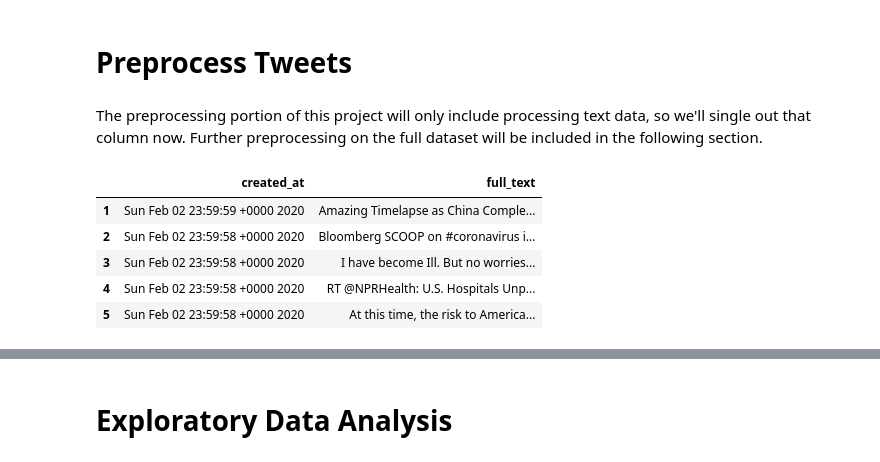
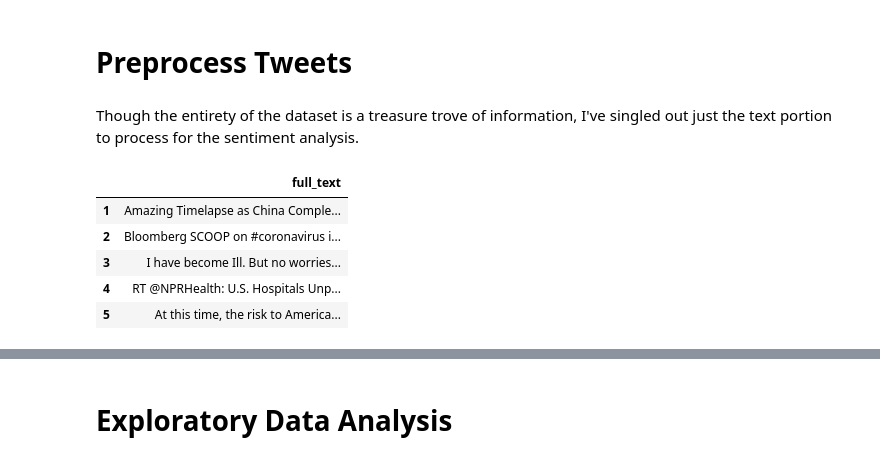
Before and after one commit to akelly66/COVID-Tweet-Sentiment, a Jupyter notebook: text-processing/COVID-tweet-NLP.ipynb, the cells around one changed output, grey strips where cells are left out. Cells and saved outputs as stored; diff of their text form; code cells hidden in the pictures.

```diff
--- a/text-processing/COVID-tweet-NLP.ipynb
+++ b/text-processing/COVID-tweet-NLP.ipynb
@@ -118,18 +118,18 @@ df = pd.DataFrame.join(df, expanded_df)
 df['full_text'].fillna(df['text'],inplace=True)
 # %% [markdown]
 # Preprocess Tweets
-# %% [markdown]
-The preprocessing portion of this project will only include processing text data, so we'll single out that column now. Further preprocessing on the full dataset will be included in the following section.
+# %% [markdown]
+Though the entirety of the dataset is a treasure trove of information, I've singled out just the text portion to process for the sentiment analysis.
 # %%
-tweet_df = df.loc[:,['created_at','full_text']]
+tweet_df = df.loc[:,['full_text']]
 tweet_df.head()
 # %% [output]
-|  | created_at | full_text |
-| 1 | Sun Feb 02 23:59:59 +0000 2020 | Amazing Timelapse as China Comple... |
-| 2 | Sun Feb 02 23:59:58 +0000 2020 | Bloomberg SCOOP on #coronavirus i... |
-| 3 | Sun Feb 02 23:59:58 +0000 2020 | I have become Ill. But no worries... |
-| 4 | Sun Feb 02 23:59:58 +0000 2020 | RT @NPRHealth: U.S. Hospitals Unp... |
-| 5 | Sun Feb 02 23:59:58 +0000 2020 | At this time, the risk to America... |
+|  | full_text |
+| 1 | Amazing Timelapse as China Comple... |
+| 2 | Bloomberg SCOOP on #coronavirus i... |
+| 3 | I have become Ill. But no worries... |
+| 4 | RT @NPRHealth: U.S. Hospitals Unp... |
+| 5 | At this time, the risk to America... |
 # %%
 def remove_url_and_RT(row):
     '''
```
Also changed, not shown: parts of 23 cells of this notebook.
